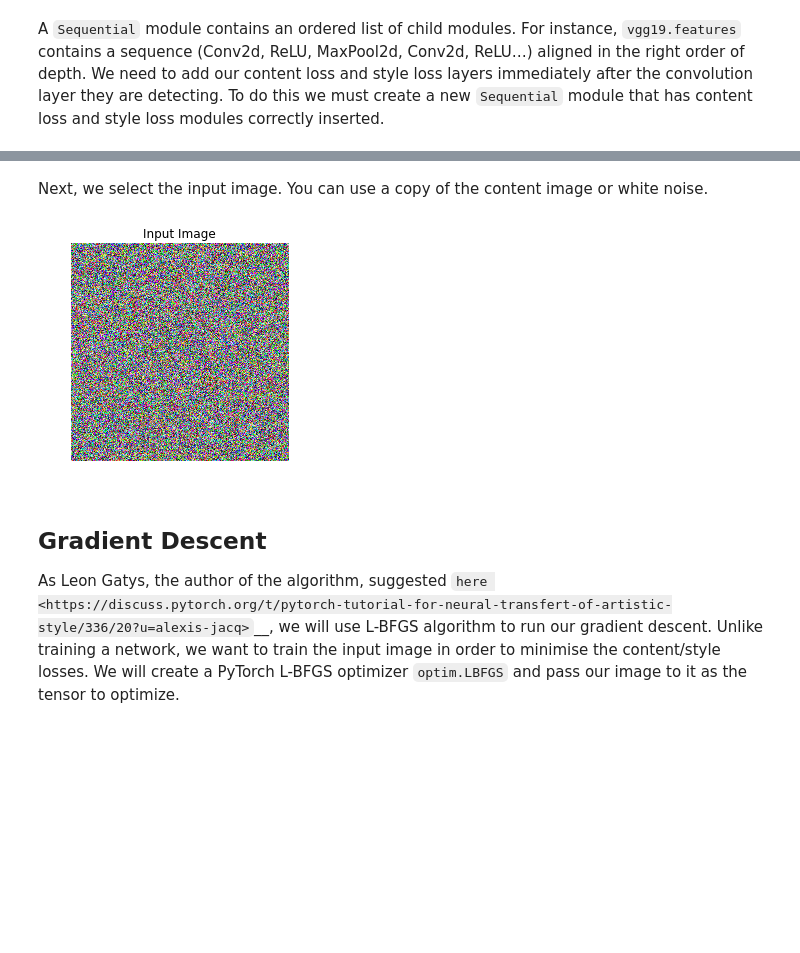
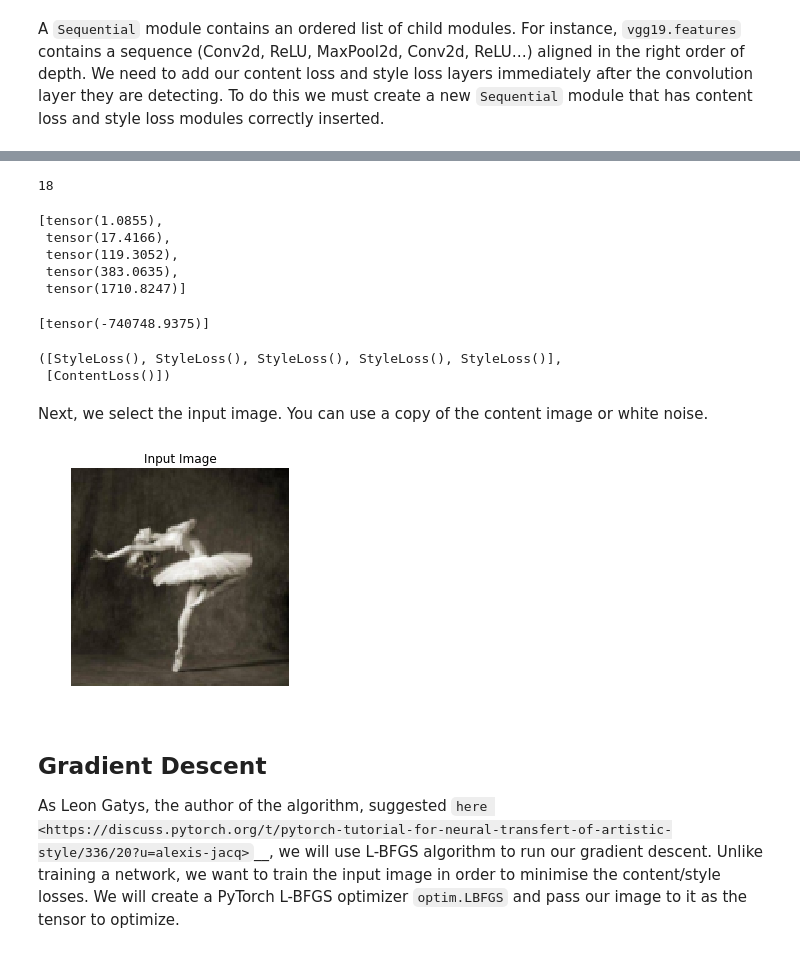
Before and after one commit to deepfx/netlens, a Jupyter notebook: nbs/neural_style_tutorial.ipynb, the cells around one changed output, grey strips where cells are left out. Drawn from its saved outputs; the diff is of its cells as text; code cells hidden in the pictures; blank space fills up the shorter version.

```diff
--- a/nbs/neural_style_tutorial.ipynb
+++ b/nbs/neural_style_tutorial.ipynb
@@ -111,9 +111,9 @@ def image_loader(image_name):
     image = loader(image).unsqueeze(0)
     return image.to(device, torch.float)
 
-
-style_img = image_loader("./data/images/neural-style/picasso.jpg")
-content_img = image_loader("./data/images/neural-style/dancing.jpg")
+path = "images/"
+style_img = image_loader(path + "picasso.jpg")
+content_img = image_loader(path + "dancing.jpg")
 
 assert style_img.size() == content_img.size(), \
     "we need to import style and content images of the same size"
@@ -359,16 +405,37 @@ def get_style_model_and_losses(cnn, normalization_mean, normalization_std,
+# %%
+len(model)
+# %% [output]
+18
+# %%
+[m.target.sum() for m in model.children() if isinstance(m, StyleLoss)]
+# %% [output]
+[tensor(1.0855),
+ tensor(17.4166),
+ tensor(119.3052),
+ tensor(383.0635),
+ tensor(1710.8247)]
+# %%
+[m.target.sum() for m in model.children() if isinstance(m, ContentLoss)]
+# %% [output]
+[tensor(-740748.9375)]
+# %%
+style_losses, content_losses
+# %% [output]
+([StyleLoss(), StyleLoss(), StyleLoss(), StyleLoss(), StyleLoss()],
+ [ContentLoss()])
 # %% [markdown]
 Next, we select the input image. You can use a copy of the content image
 or white noise.
 # %%
-# input_img = content_img.clone()
+input_img = content_img.clone()
 # if you want to use white noise instead uncomment the below line:
-input_img = torch.randn(content_img.data.size(), device=device)
+# input_img = torch.randn(content_img.data.size(), device=device)
 
 # add the original input image to the figure:
 plt.figure()
 imshow(input_img, title='Input Image')
 # %% [output]
-[figure, old version]
+[figure, new version]
 # %% [markdown]
 Gradient Descent
 ----------------
```
Also changed, not shown: parts of 7 cells of this notebook, 5 other files.
